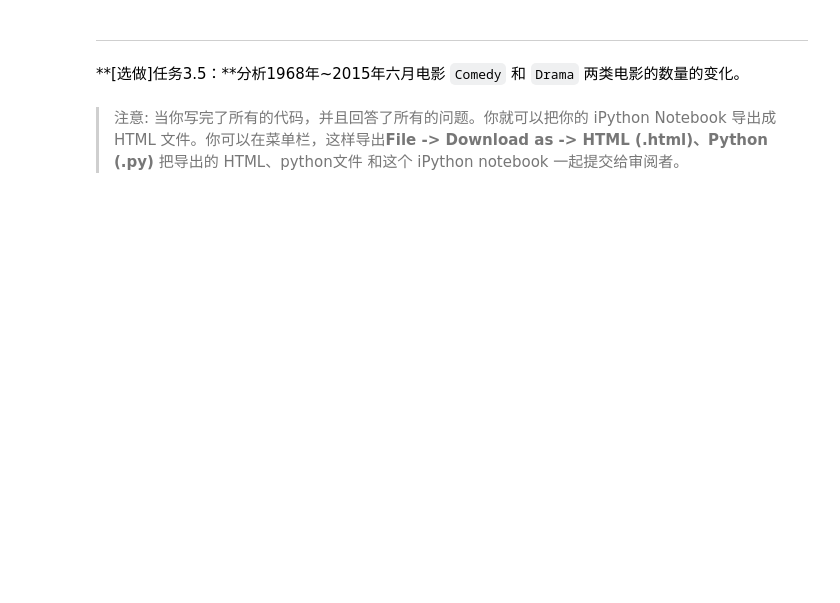
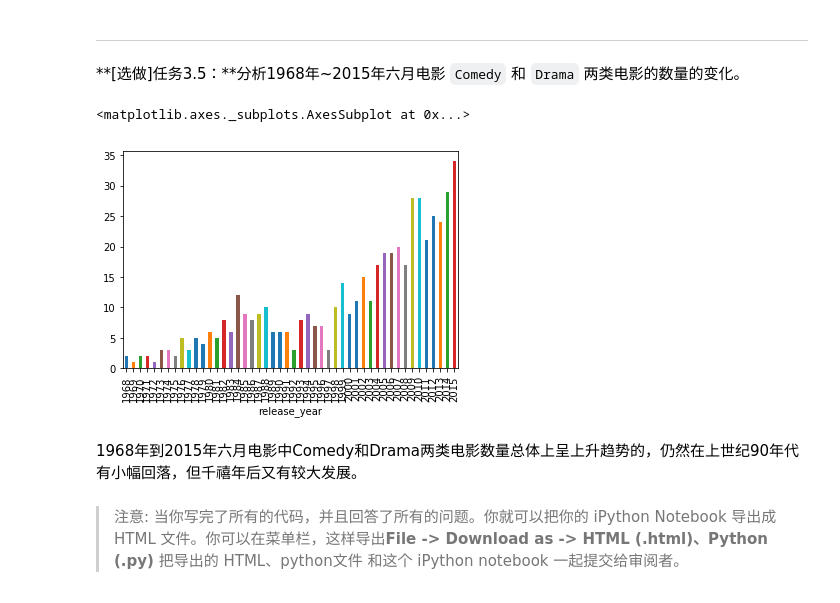
Before and after one commit to leesper/become-aipnd-learner, a Jupyter notebook: P2_ExploreMovieDataset/Explore Movie Dataset.ipynb, the cells around one changed output. Drawn from its saved outputs; the diff is of its cells as text; code cells hidden in the pictures; blank space fills up the shorter version.

```diff
--- a/P2_ExploreMovieDataset/Explore Movie Dataset.ipynb
+++ b/P2_ExploreMovieDataset/Explore Movie Dataset.ipynb
@@ -429,5 +435,15 @@ movies_by_top_3_revenues
 ---
 
 **[选做]任务3.5：**分析1968年~2015年六月电影 `Comedy` 和 `Drama` 两类电影的数量的变化。
+# %%
+comedy = movies_in_year['genres'].str.contains('Comedy')
+drama = movies_in_year['genres'].str.contains('Drama')
+movies_drama_comedy = movies_in_year[comedy | drama]
+movies_drama_comedy.groupby(['release_year'])['original_title'].count().plot(kind='bar')
+# %% [output]
+<matplotlib.axes._subplots.AxesSubplot at 0x...>
+[figure, added]
+# %% [markdown]
+1968年到2015年六月电影中Comedy和Drama两类电影数量总体上呈上升趋势的，仍然在上世纪90年代有小幅回落，但千禧年后又有较大发展。
 # %% [markdown]
 > 注意: 当你写完了所有的代码，并且回答了所有的问题。你就可以把你的 iPython Notebook 导出成 HTML 文件。你可以在菜单栏，这样导出**File -> Download as -> HTML (.html)、Python (.py)** 把导出的 HTML、python文件 和这个 iPython notebook 一起提交给审阅者。
```
Also changed, not shown: parts of 7 cells of this notebook, 2 other files.
